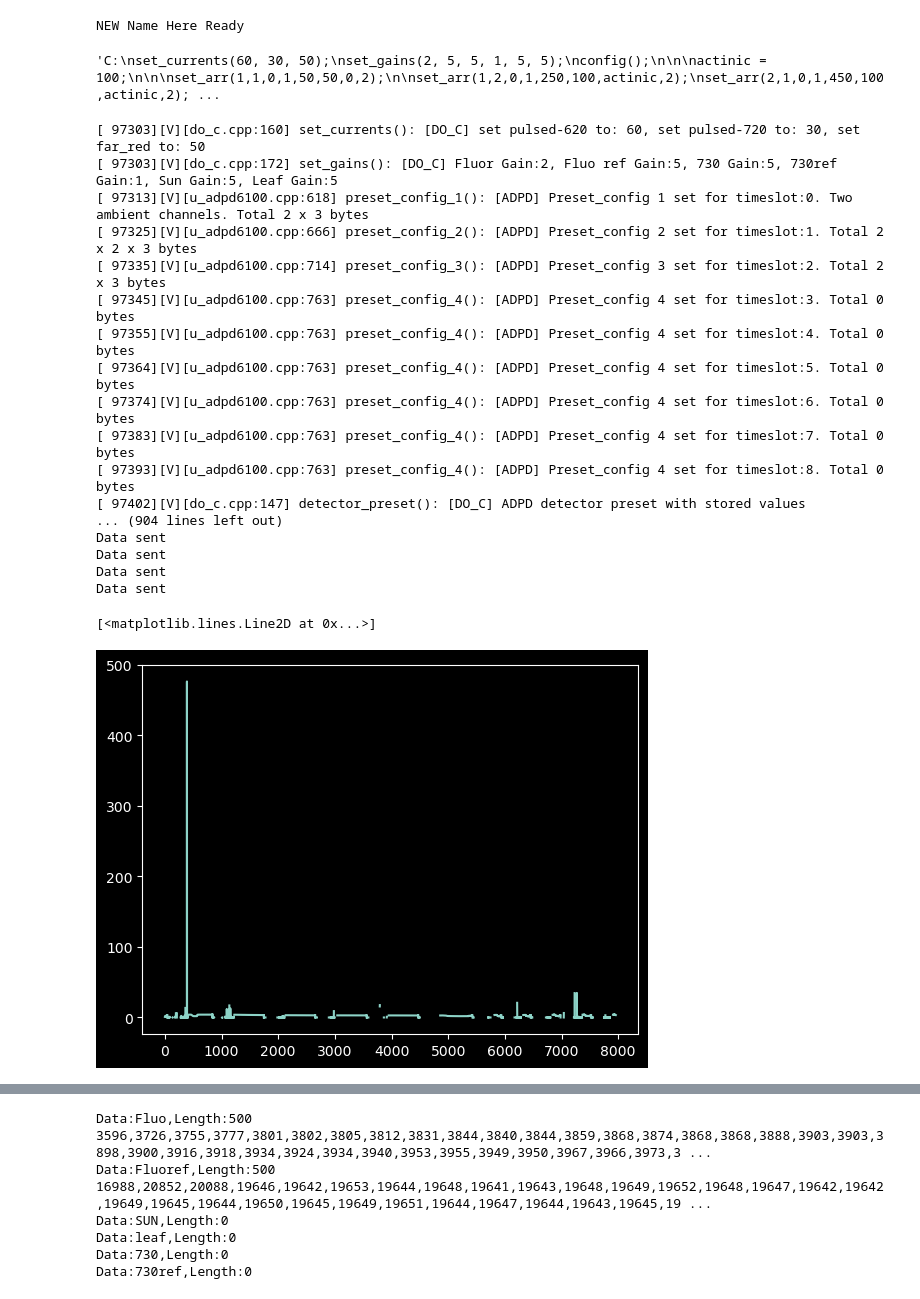
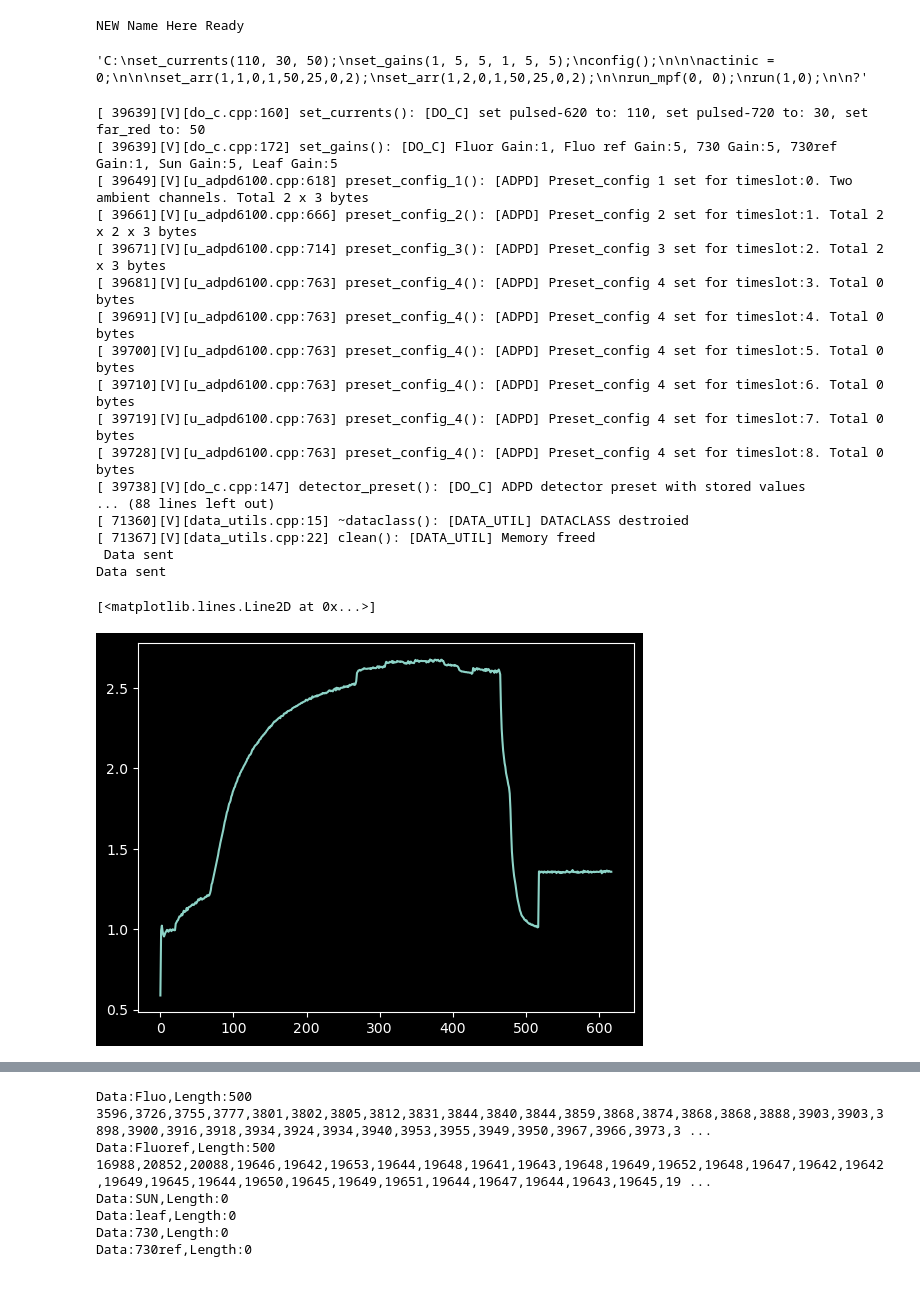
Before and after one commit to Jan-IngenHousz-Institute/ambit, a Jupyter notebook: sender.ipynb, the cells around one changed output, grey strips where cells are left out. Drawn from its saved outputs; the diff is of its cells as text; code cells hidden in the pictures.

```diff
--- a/sender.ipynb
+++ b/sender.ipynb
@@ -7,7 +7,7 @@ from IPython.display import clear_output, display
 
 plt.style.use('dark_background')
 # %%
-with serial.Serial("COM31", 115200, rtscts=False) as ser:
+with serial.Serial("COM6", 115200, rtscts=False) as ser:
     ser.write(b'hello\n')
     l = ser.readline().decode()
     print(l)
@@ -50,15 +50,32 @@ run_mpf(1,0);
 
 
 '''
-
-cmd_str = "C:" + cmd + "?"
-cmd_str
-# %% [output]
-'C:\nset_currents(60, 30, 50);\nset_gains(2, 5, 5, 1, 5, 5);\nconfig();\n\n\nactinic = 100;\n\n\nset_arr(1,1,0,1,50,50,0,2);\n\nset_arr(1,2,0,1,250,100,actinic,2);\nset_arr(2,1,0,1,450,100,actinic,2); ...
+# %%
+cmd = '''
+set_currents(110, 30, 50);
+set_gains(1, 5, 5, 1, 5, 5);
+config();
+
+
+actinic = 0;
+
+
+set_arr(1,1,0,1,50,25,0,2);
+set_arr(1,2,0,1,50,25,0,2);
+
+run_mpf(0, 0);
+run(1,0);
+
+'''
+
+cmd_str = "C:" + cmd + "?"
+cmd_str
+# %% [output]
+'C:\nset_currents(110, 30, 50);\nset_gains(1, 5, 5, 1, 5, 5);\nconfig();\n\n\nactinic = 0;\n\n\nset_arr(1,1,0,1,50,25,0,2);\nset_arr(1,2,0,1,50,25,0,2);\n\nrun_mpf(0, 0);\nrun(1,0);\n\n?'
 # %%
 info_outputs = ""
 other_outputs = ""
-with serial.Serial("COM31", 115200) as ser:
+with serial.Serial("COM6", 115200) as ser:
     start_timer = time.time()
     #ser.write("mpf, 0, 100, 100".encode())
     #ser.write("arrun, 500, 500, 0, 0, 0".encode())
@@ -97,32 +114,33 @@ with serial.Serial("COM31", 115200) as ser:
 # %%
 print(info_outputs, other_outputs)
 # %% [output]
-[ 97303][V][do_c.cpp:160] set_currents(): [DO_C] set pulsed-620 to: 60, set pulsed-720 to: 30, set far_red to: 50
-[ 97303][V][do_c.cpp:172] set_gains(): [DO_C] Fluor Gain:2, Fluo ref Gain:5, 730 Gain:5, 730ref Gain:1, Sun Gain:5, Leaf Gain:5
-[ 97313][V][u_adpd6100.cpp:618] preset_config_1(): [ADPD] Preset_config 1 set for timeslot:0. Two ambient channels. Total 2 x 3 bytes
-[ 97325][V][u_adpd6100.cpp:666] preset_config_2(): [ADPD] Preset_config 2 set for timeslot:1. Total 2 x 2 x 3 bytes
-[ 97335][V][u_adpd6100.cpp:714] preset_config_3(): [ADPD] Preset_config 3 set for timeslot:2. Total 2 x 3 bytes
-[ 97345][V][u_adpd6100.cpp:763] preset_config_4(): [ADPD] Preset_config 4 set for timeslot:3. Total 0 bytes
-[ 97355][V][u_adpd6100.cpp:763] preset_config_4(): [ADPD] Preset_config 4 set for timeslot:4. Total 0 bytes
-[ 97364][V][u_adpd6100.cpp:763] preset_config_4(): [ADPD] Preset_config 4 set for timeslot:5. Total 0 bytes
-[ 97374][V][u_adpd6100.cpp:763] preset_config_4(): [ADPD] Preset_config 4 set for timeslot:6. Total 0 bytes
-[ 97383][V][u_adpd6100.cpp:763] preset_config_4(): [ADPD] Preset_config 4 set for timeslot:7. Total 0 bytes
-[ 97393][V][u_adpd6100.cpp:763] preset_config_4(): [ADPD] Preset_config 4 set for timeslot:8. Total 0 bytes
-[ 97402][V][do_c.cpp:147] detector_preset(): [DO_C] ADPD detector preset with stored values
-... (904 lines left out)
+[ 39639][V][do_c.cpp:160] set_currents(): [DO_C] set pulsed-620 to: 110, set pulsed-720 to: 30, set far_red to: 50
+[ 39639][V][do_c.cpp:172] set_gains(): [DO_C] Fluor Gain:1, Fluo ref Gain:5, 730 Gain:5, 730ref Gain:1, Sun Gain:5, Leaf Gain:5
+[ 39649][V][u_adpd6100.cpp:618] preset_config_1(): [ADPD] Preset_config 1 set for timeslot:0. Two ambient channels. Total 2 x 3 bytes
+[ 39661][V][u_adpd6100.cpp:666] preset_config_2(): [ADPD] Preset_config 2 set for timeslot:1. Total 2 x 2 x 3 bytes
+[ 39671][V][u_adpd6100.cpp:714] preset_config_3(): [ADPD] Preset_config 3 set for timeslot:2. Total 2 x 3 bytes
+[ 39681][V][u_adpd6100.cpp:763] preset_config_4(): [ADPD] Preset_config 4 set for timeslot:3. Total 0 bytes
+[ 39691][V][u_adpd6100.cpp:763] preset_config_4(): [ADPD] Preset_config 4 set for timeslot:4. Total 0 bytes
+[ 39700][V][u_adpd6100.cpp:763] preset_config_4(): [ADPD] Preset_config 4 set for timeslot:5. Total 0 bytes
+[ 39710][V][u_adpd6100.cpp:763] preset_config_4(): [ADPD] Preset_config 4 set for timeslot:6. Total 0 bytes
+[ 39719][V][u_adpd6100.cpp:763] preset_config_4(): [ADPD] Preset_config 4 set for timeslot:7. Total 0 bytes
+[ 39728][V][u_adpd6100.cpp:763] preset_config_4(): [ADPD] Preset_config 4 set for timeslot:8. Total 0 bytes
+[ 39738][V][do_c.cpp:147] detector_preset(): [DO_C] ADPD detector preset with stored values
+... (88 lines left out)
+[ 71360][V][data_utils.cpp:15] ~dataclass(): [DATA_UTIL] DATACLASS destroied
+[ 71367][V][data_utils.cpp:22] clean(): [DATA_UTIL] Memory freed
+ Data sent
 Data sent
-Data sent
-Data sent
-Data sent
 # %%
-plt.plot(np.array(data['Fluo']) / np.array(data['Fluoref']))
+x, y = np.array(data['Fluo']), np.array(data['Fluoref'])
+plt.plot(x/y)
 # if "730" in data:
 #     plt.twinx()
 #     plt.plot(data['730'] / data['730ref'], 'm')
 #     plt.twinx()
 #     plt.plot(data['SUN'], 'y')
 #     plt.twinx()
 #     plt.plot(data['leaf'], 'r')
 # %% [output]
 [<matplotlib.lines.Line2D at 0x...>]
-[figure, old version]
+[figure, new version]
```
Also changed, not shown: parts of 2 cells of this notebook, 3 other files.
